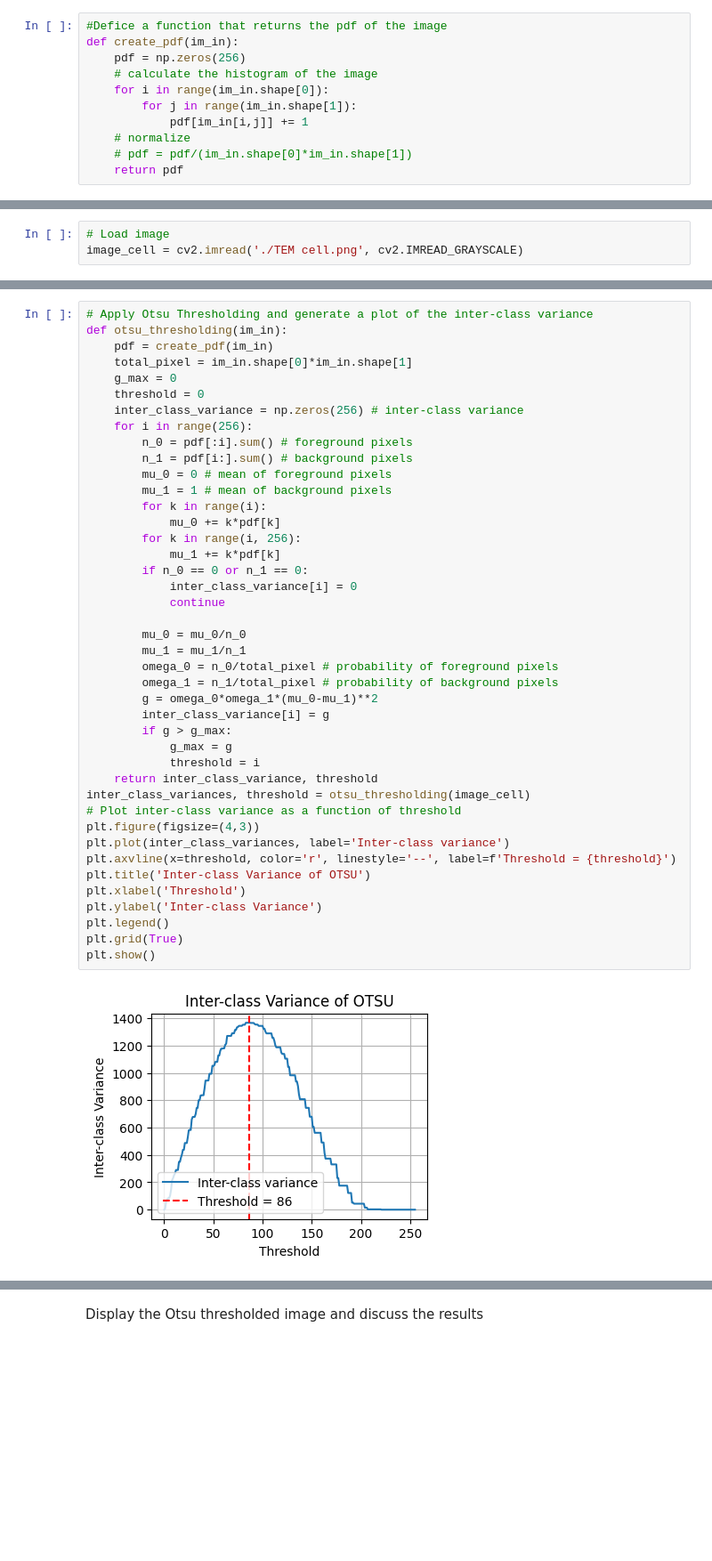
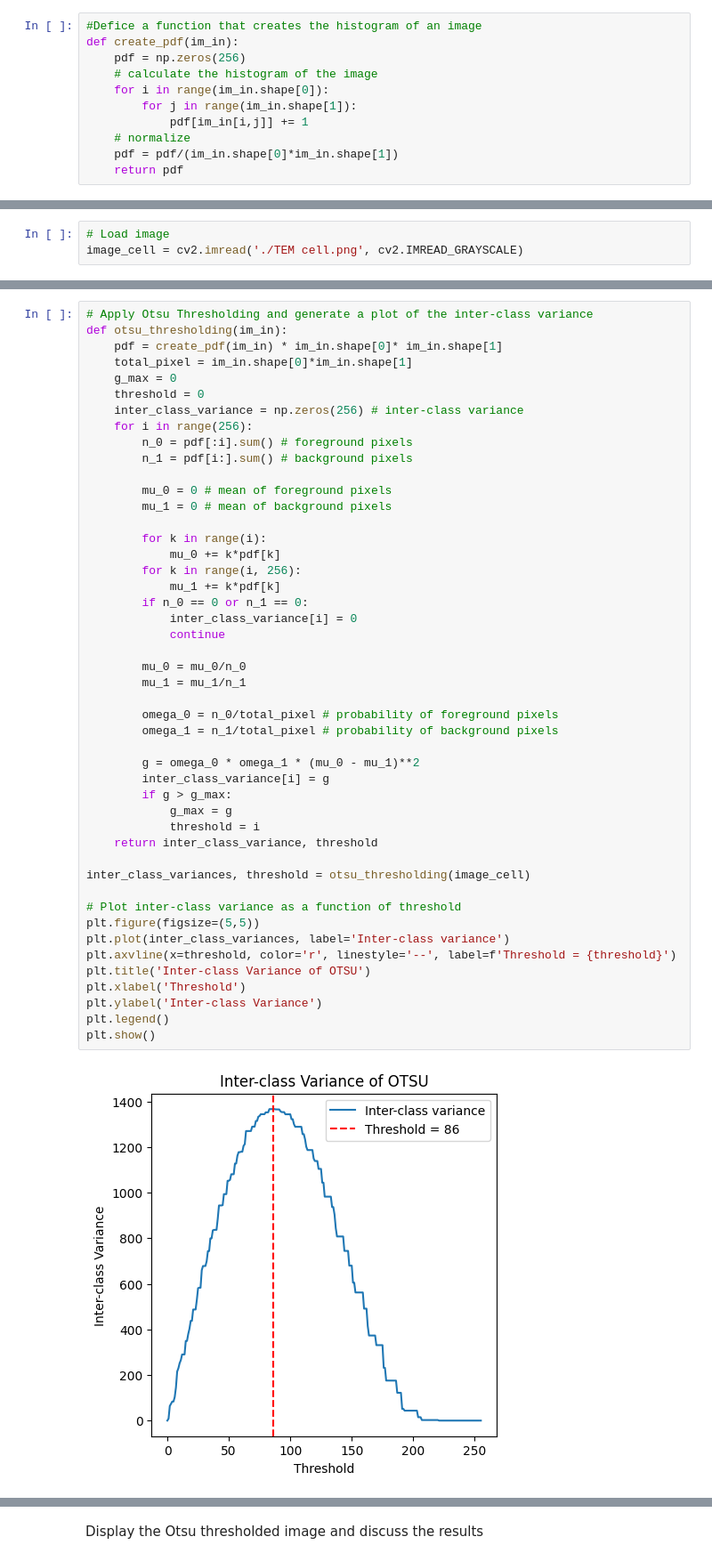
Before and after one commit to RemoShen/computerVisionClass, a Jupyter notebook: Project1/Question1/question1.ipynb, the cells around one changed output, grey strips where cells are left out. Shown at 89% size. Drawn from its saved outputs; the diff is of its cells as text; blank space fills up the shorter version.

```diff
--- a/Project1/Question1/question1.ipynb
+++ b/Project1/Question1/question1.ipynb
@@ -10,7 +10,7 @@ import matplotlib.pyplot as plt
 #load image
 img = cv2.imread('./detective.png', cv2.IMREAD_GRAYSCALE)
 # %%
-#Defice a function that returns the pdf of the image
+#Defice a function that creates the histogram of an image
 def create_pdf(im_in):
     pdf = np.zeros(256)
     # calculate the histogram of the image
@@ -18,7 +18,7 @@ def create_pdf(im_in):
         for j in range(im_in.shape[1]):
             pdf[im_in[i,j]] += 1
     # normalize
-    # pdf = pdf/(im_in.shape[0]*im_in.shape[1])
+    pdf = pdf/(im_in.shape[0]*im_in.shape[1])
     return pdf
 # %%
 # Define a function that returns the cdf of the pdf the image
@@ -109,7 +107,7 @@ plt.show()
 # %%
 # Apply Otsu Thresholding and generate a plot of the inter-class variance
 def otsu_thresholding(im_in):
-    pdf = create_pdf(im_in)
+    pdf = create_pdf(im_in) * im_in.shape[0]* im_in.shape[1]
     total_pixel = im_in.shape[0]*im_in.shape[1]
     g_max = 0
     threshold = 0
@@ -117,39 +115,44 @@ def otsu_thresholding(im_in):
     for i in range(256):
         n_0 = pdf[:i].sum() # foreground pixels
         n_1 = pdf[i:].sum() # background pixels
+
         mu_0 = 0 # mean of foreground pixels
-        mu_1 = 1 # mean of background pixels
+        mu_1 = 0 # mean of background pixels
+
         for k in range(i):
             mu_0 += k*pdf[k]
         for k in range(i, 256):
             mu_1 += k*pdf[k]
         if n_0 == 0 or n_1 == 0:
             inter_class_variance[i] = 0
             continue
 
         mu_0 = mu_0/n_0
         mu_1 = mu_1/n_1
+
         omega_0 = n_0/total_pixel # probability of foreground pixels
         omega_1 = n_1/total_pixel # probability of background pixels
-        g = omega_0*omega_1*(mu_0-mu_1)**2
+
+        g = omega_0 * omega_1 * (mu_0 - mu_1)**2
         inter_class_variance[i] = g
         if g > g_max:
             g_max = g
             threshold = i
     return inter_class_variance, threshold
+
 inter_class_variances, threshold = otsu_thresholding(image_cell)
+
 # Plot inter-class variance as a function of threshold
-plt.figure(figsize=(4,3))
+plt.figure(figsize=(5,5))
 plt.plot(inter_class_variances, label='Inter-class variance')
 plt.axvline(x=threshold, color='r', linestyle='--', label=f'Threshold = {threshold}')
 plt.title('Inter-class Variance of OTSU')
 plt.xlabel('Threshold')
 plt.ylabel('Inter-class Variance')
 plt.legend()
-plt.grid(True)
 plt.show()
 # %% [output]
-[figure, old version]
+[figure, new version]
 # %%
 def otsu_thresholding_image(im_in, threshold):
     im_out = im_in.copy()
```
Also changed, not shown: parts of 11 cells of this notebook, 3 other files.
